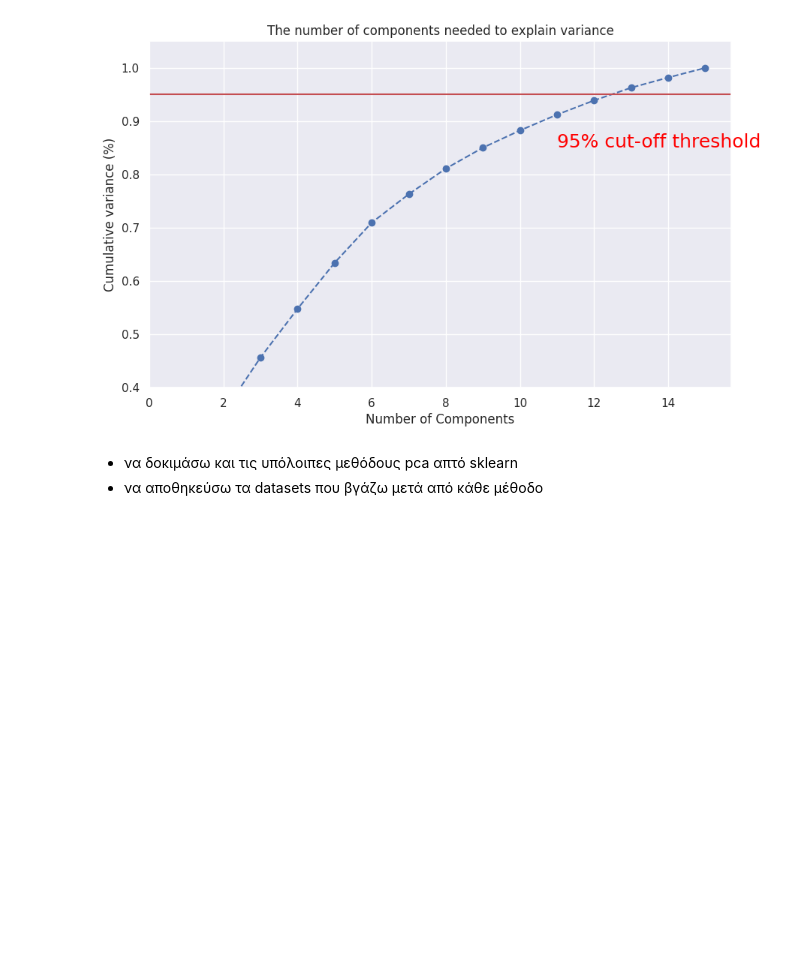
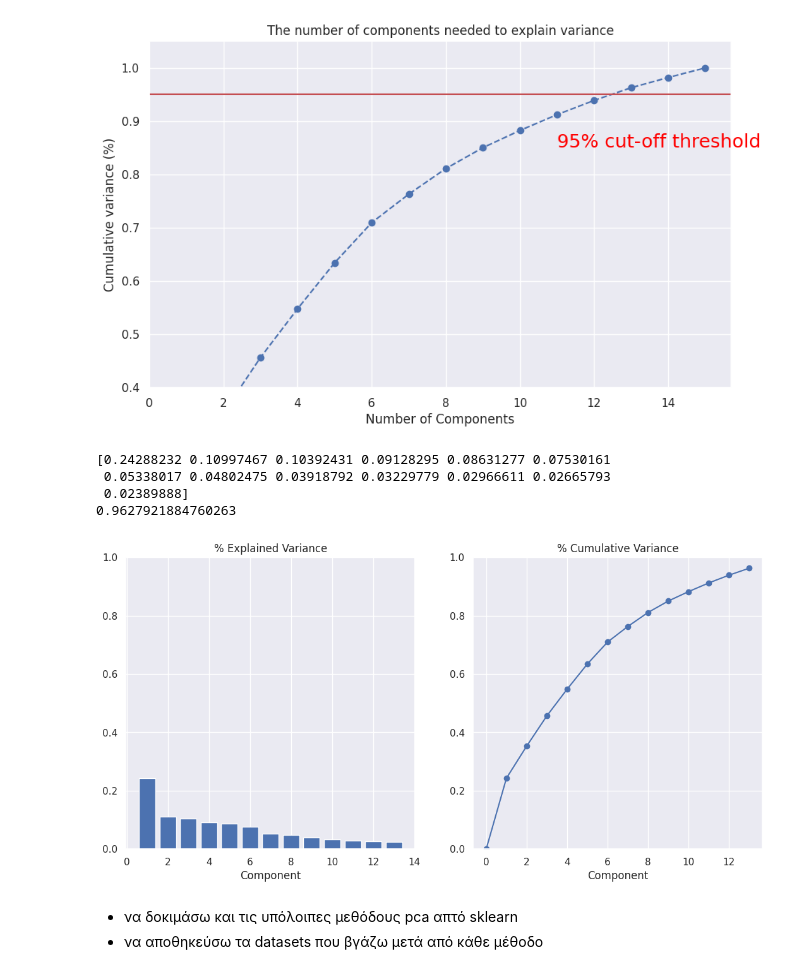
Before and after one commit to LazarosPan/Heart-Disease, a Jupyter notebook: Code/dimensionality_reduction.ipynb, the cells around one changed output. Saved outputs shown, nothing was run; the diff lists cells and outputs as text; code cells hidden in the pictures; blank space fills up the shorter version.

```diff
--- a/Code/dimensionality_reduction.ipynb
+++ b/Code/dimensionality_reduction.ipynb
@@ -202,6 +222,22 @@ plt.show()
 # https://www.mikulskibartosz.name/pca-how-to-choose-the-number-of-components/
 # %% [output]
 [figure]
+# %%
+pca_13, X_pca_13, loadings_13 = apply_pca(X_selected,13)
+#loadings_10 #  loadings are the covariances/correlations between the original variables and the unit-scaled components
+
+print(pca_13.explained_variance_ratio_)
+print(pca_13.explained_variance_ratio_.sum())
+# %% [output]
+[0.24288232 0.10997467 0.10392431 0.09128295 0.08631277 0.07530161
+ 0.05338017 0.04802475 0.03918792 0.03229779 0.02966611 0.02665793
+ 0.02389888]
+0.9627921884760263
+# %%
+sns.set(style='darkgrid')
+plot_variance(pca_13);
+# %% [output]
+[figure, added]
 # %% [markdown]
 * να δοκιμάσω και τις υπόλοιπες μεθόδους pca απτό sklearn
 * να αποθηκεύσω τα datasets που βγάζω μετά από κάθε μέθοδο
```
Also changed, not shown: parts of 5 cells of this notebook, 2 other files.
